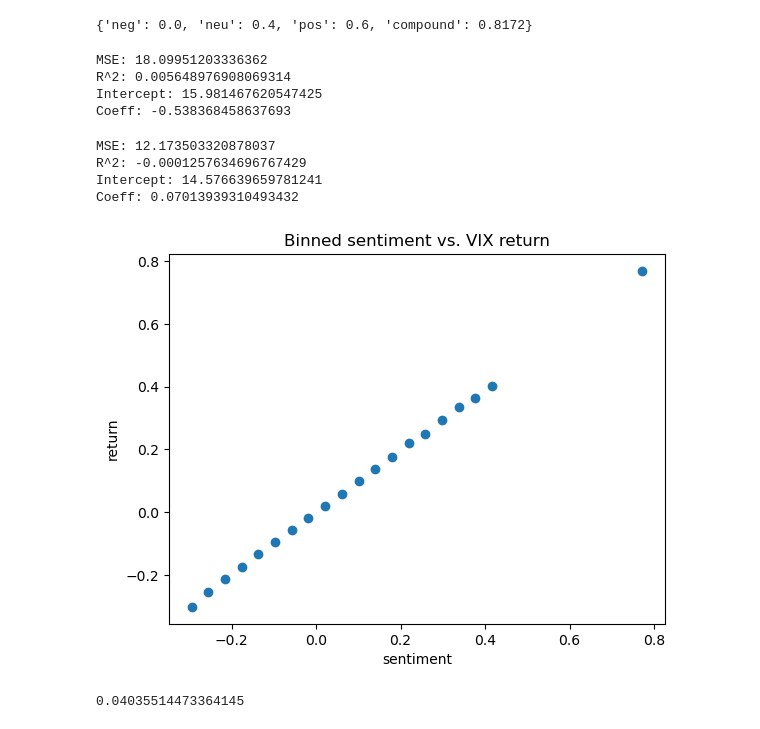
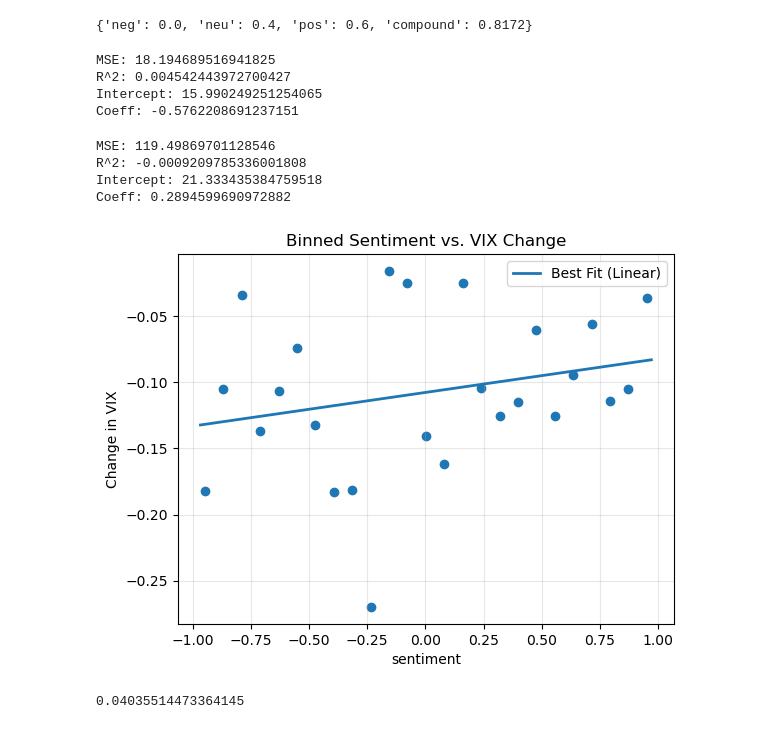
Before and after one commit to jzuckerman1/TwitterDissemination, a Jupyter notebook: prelim_analysis.ipynb, the cells around one changed output. Cells and saved outputs as stored; diff of their text form; code cells hidden in the pictures.

```diff
--- a/prelim_analysis.ipynb
+++ b/prelim_analysis.ipynb
@@ -37,8 +37,7 @@ biden_tweets_df.drop(['quotedTweet', 'retweetedTweet', 'media'], axis=1, inplace
 
 vix_df = pd.read_csv("data/VIX_DAILY.csv")
 vix_df["observation_date"] = pd.to_datetime(vix_df["observation_date"])
-returns = np.array(np.log(vix_df['VIXCLS'])[1:-1]) - np.array(np.log(vix_df['VIXCLS'])[:-2])
-vix_df['return'] = np.pad(returns, (0, 2), mode='constant') # add 0's at the end
+vix_df['return'] = vix_df['VIXCLS'].diff()
 vix_df['absreturn'] = np.abs(vix_df['return'])
 
 vix_df = vix_df.sort_values("observation_date")
@@ -341,10 +379,10 @@ print("R^2:", r2_score(y_test, y_pred))
 print("Intercept:", model.intercept_)
 print("Coeff:", model.coef_[0])
 # %% [output]
-MSE: 18.09951203336362
-R^2: 0.005648976908069314
-Intercept: 15.981467620547425
-Coeff: -0.538368458637693
+MSE: 18.194689516941825
+R^2: 0.004542443972700427
+Intercept: 15.990249251254065
+Coeff: -0.5762208691237151
 # %%
 X = merged['sentiment'][merged["isPresident"]]
 y = merged['VIXCLS'][merged["isPresident"]]
@@ -363,32 +401,64 @@ print("R^2:", r2_score(y_test, y_pred))
 print("Intercept:", model.intercept_)
 print("Coeff:", model.coef_[0])
 # %% [output]
-MSE: 12.173503320878037
-R^2: -0.0001257634696767429
-Intercept: 14.576639659781241
-Coeff: 0.07013939310493432
+MSE: 119.49869701128546
+R^2: -0.0009209785336001808
+Intercept: 21.333435384759518
+Coeff: 0.2894599690972882
 # %%
+import numpy as np
+import matplotlib.pyplot as plt
+
 bin_var = 'sentiment'
 y_var = 'return'
-n_bins = 50
+n_bins = 25
 
-size = (max(merged['sentiment']) - min(merged['sentiment'])) / n_bins
-x = [0] * n_bins
-y = [0] * n_bins
+# Precompute once
+xmin = merged[bin_var].min()
+xmax = merged[bin_var].max()
+
+# Remove NaNs (important)
+x_arr = np.array(x)
+y_arr = np.array(y)
+mask = ~np.isnan(y_arr)
+
+# Fit line
+coef = np.polyfit(x_arr[mask], y_arr[mask], 1)
+fit_fn = np.poly1d(coef)
+
+
+# Bin edges
+bins = np.linspace(xmin, xmax, n_bins + 1)
+
+# Bin centers
+x = 0.5 * (bins[:-1] + bins[1:])
+y = []
 
 for i in range(n_bins):
-    x[i] = min(merged['sentiment']) + (2*i+1)*size / 2
-    y[i] = np.mean(merged[y_var][merged[y_var].between(x[i] - size/2, x[i] + size/2)])
+    mask = (merged[bin_var] >= bins[i]) & (merged[bin_var] < bins[i+1])
+    values = merged.loc[mask, y_var]
 
+    if len(values) > 0:
+        y.append(values.mean())
+    else:
+        y.append(np.nan)
+
+# Plot
 plt.scatter(x, y)
-plt.title("Binned sentiment vs. VIX return")
+# Plot line
+x_line = np.linspace(x_arr.min(), x_arr.max(), 200)
+plt.plot(x_line, fit_fn(x_line), linewidth=2, label="Best Fit (Linear)")
+
+# Update legend
+plt.legend()
+
+plt.title("Binned Sentiment vs. VIX Change")
 plt.xlabel(bin_var)
-plt.ylabel(y_var)
+plt.ylabel("Change in VIX")
+plt.grid(alpha=0.3)
 plt.show()
-
-plt.close()
 # %% [output]
-[figure, old version]
+[figure, new version]
 # %%
 contains_words = ['war']
 merged['text'].apply(lambda y: any([x in y.lower() for x in contains_words])).sum() / len(merged)
```
Also changed, not shown: parts of 12 cells of this notebook, 4 other files.
